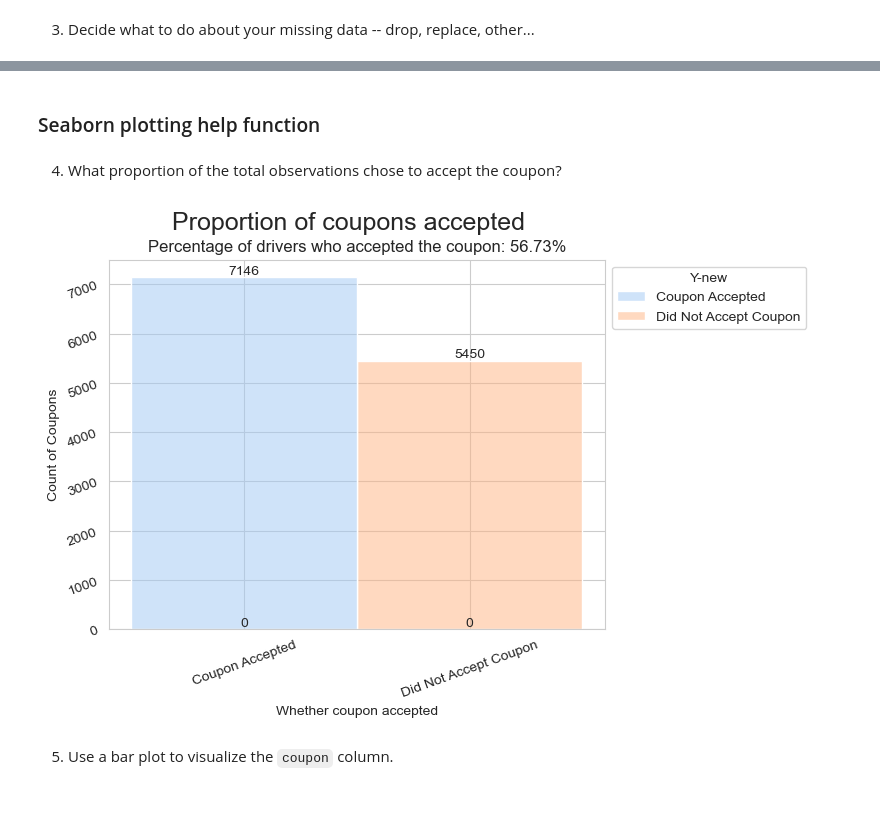
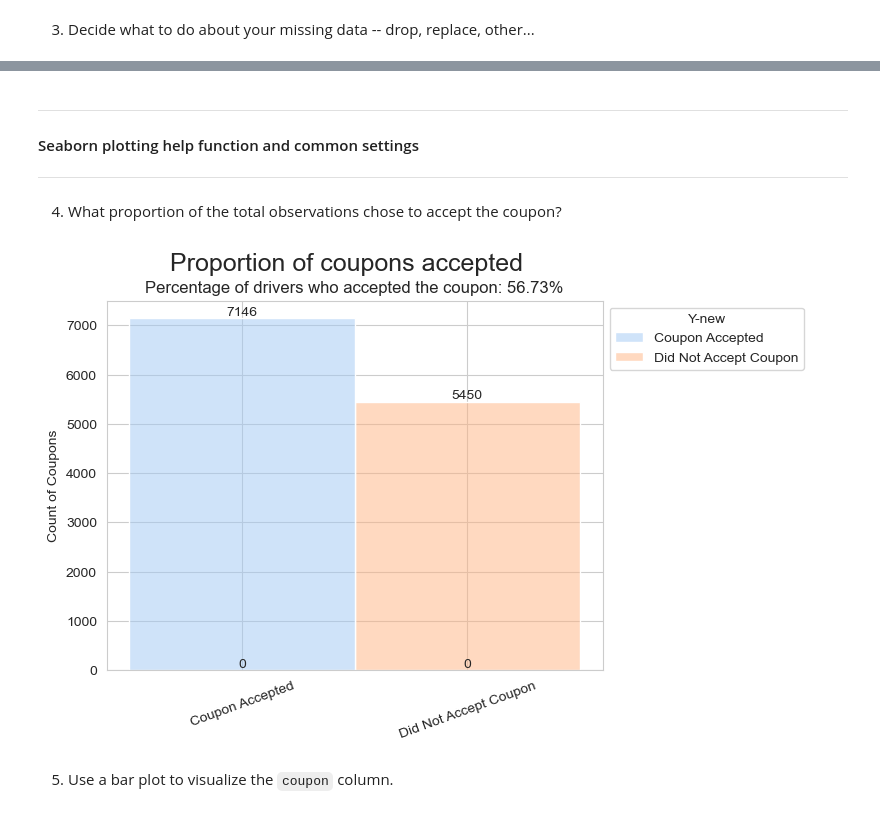
Before and after one commit to mgk2014/PCMLAI, a Jupyter notebook: coupons.ipynb, the cells around one changed output, grey strips where cells are left out. Drawn from its saved outputs; the diff is of its cells as text; code cells hidden in the pictures.

```diff
--- a/coupons.ipynb
+++ b/coupons.ipynb
@@ -150,11 +176,15 @@ clean_data.sample(2)
 2 rows × 27 columns
 # %% [markdown]
-### Seaborn plotting help function
+---
+
+#### Seaborn plotting help function and common settings
+
+---
 # %%
 # Helper function to create seaborn plots that share the same appearance attributes
 #   such as: heading, title, x-y labels, and placement of the legend
 #
-def render_plot(ax, heading='', subtitle='', xlabel='', ylabel='', rotation=20):
+def render_plot(ax, heading='', subtitle='', xlabel='', ylabel='', rotation=20, plotname=''):
 
     plt.suptitle(heading, fontsize = 18)                        # main heading of the plot
     plt.title(subtitle, fontsize = 12)                          # sub title of the plot
@@ -172,6 +202,14 @@ def render_plot(ax, heading='', subtitle='', xlabel='', ylabel='', rotation=20):
     if ax.get_legend():                                         # if legend is present, set the location to upper right
         sns.move_legend(ax, "upper left", bbox_to_anchor=(1,1))
 
-    ax.tick_params(rotation=rotation)                           # rotate the labels
+    ax.tick_params(rotation=rotation, axis='x')                 # rotate the labels
 
-    sns.set_style("whitegrid")
+    if len(plotname) > 0:
+        filename = 'plots/' + plotname
+        ax.get_figure().savefig(filename, bbox_inches='tight')
+
+
+# Set palette and grid style
+#
+sns.set_palette('pastel')
+sns.set_style("whitegrid")
@@ -180,19 +216,24 @@ sns.set_palette('pastel')
 # %% [markdown]
 4. What proportion of the total observations chose to accept the coupon?
 # %%
-ax = sns.histplot(clean_data, x= 'Y-new', hue='Y-new', bins=2)
+# Calculate the number of drivers who accepted the coupon, and divide by total
+# number of coupons distributed. Create a hist plot and display coupon acceptance % as in the subtitle
+#
 
 proportion_accepted_coupon = (len(clean_data[clean_data['Y']==1])/len(clean_data)) * 100
 proportion_accepted_coupon = format(proportion_accepted_coupon, ".2f")
 
 heading = 'Proportion of coupons accepted'
 subtitle = "Percentage of drivers who accepted the coupon: " + proportion_accepted_coupon + "%"
 
+ax = sns.histplot(clean_data, x= 'Y-new', hue='Y-new')
+
 render_plot(ax, heading = heading, subtitle = subtitle,
-            xlabel = 'Whether coupon accepted',
-            ylabel = 'Count of Coupons')
+            xlabel = '',
+            ylabel = 'Count of Coupons',
+            plotname = '1-proportion_of_coupons_accepted.png')
 # %% [output]
-[figure, old version]
+[figure, new version]
 # %% [markdown]
 5. Use a bar plot to visualize the `coupon` column.
 # %% [markdown]
```
Also changed, not shown: parts of 36 cells of this notebook, 13 other files.
